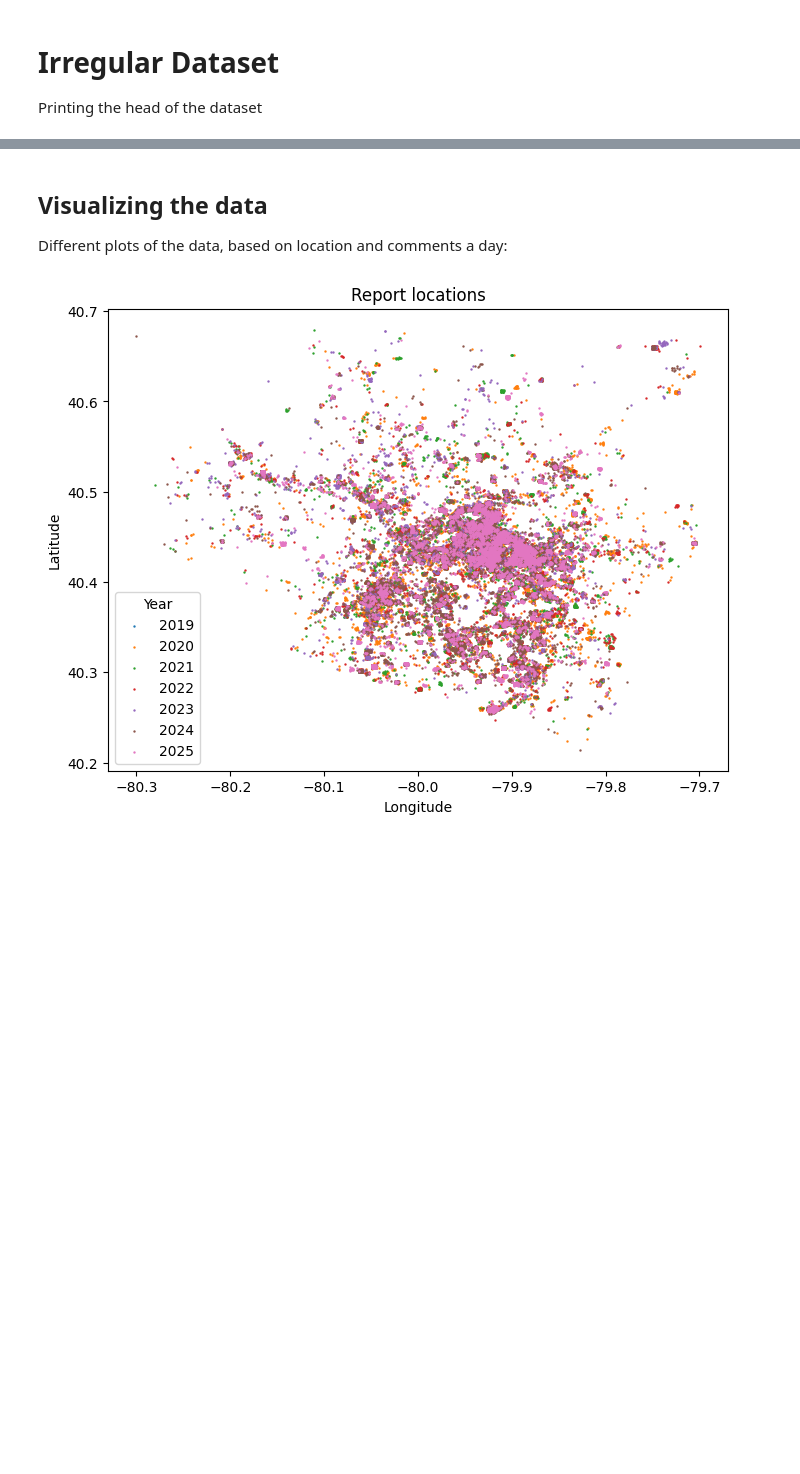
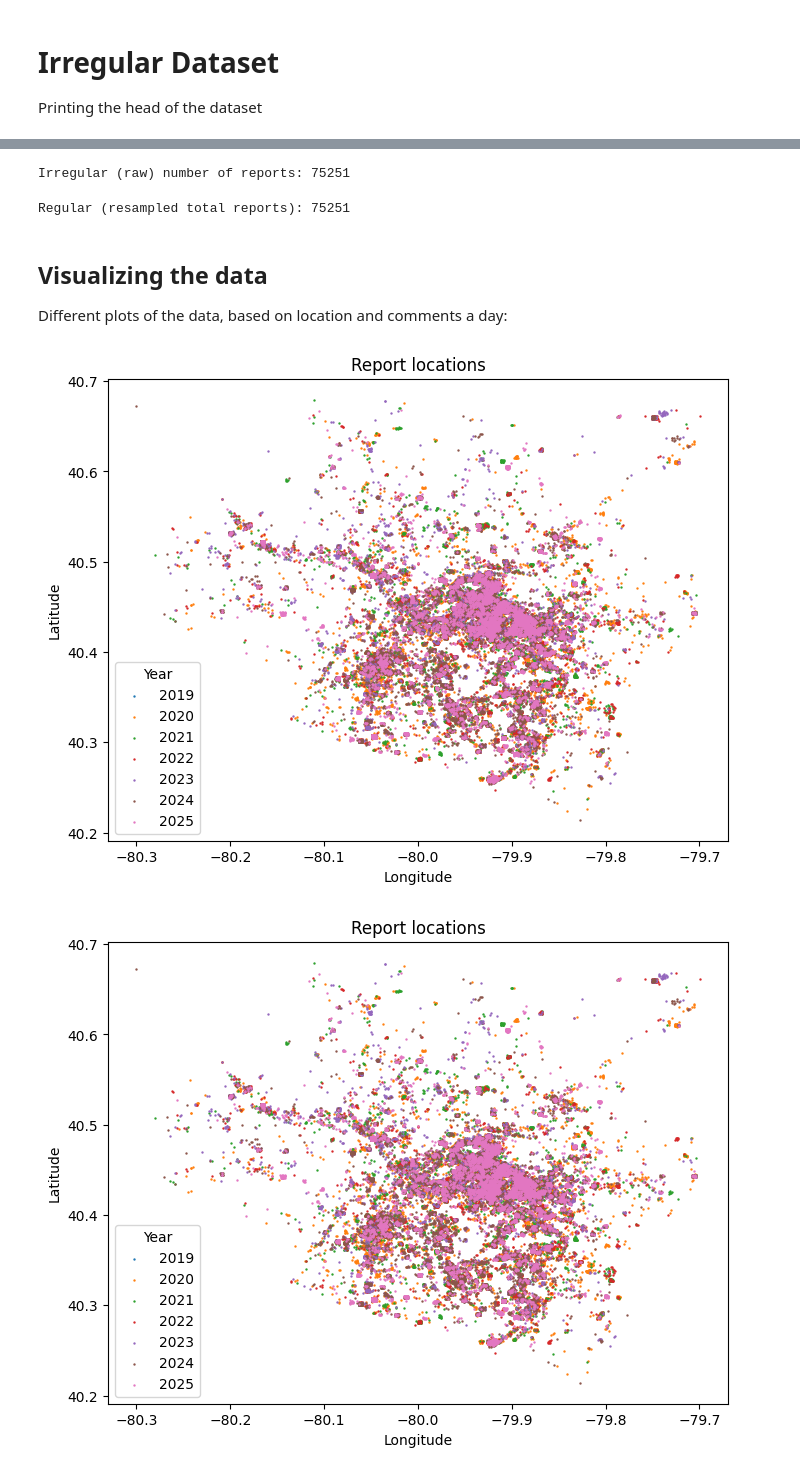
Before and after one commit to thomaselsinga/bachelor_thesis, a Jupyter notebook: notebook.ipynb, the cells around one changed output, grey strips where cells are left out. Cells and saved outputs as stored; diff of their text form; code cells hidden in the pictures; blank space fills up the shorter version.

```diff
--- a/notebook.ipynb
+++ b/notebook.ipynb
@@ -81,4 +68,5 @@ print(df_irregular.head())
 # %%
-df_irregular['date & time'] = pd.to_datetime(df_irregular['date & time'], errors='coerce', utc=True)
-df_irregular['date'] = df_irregular['date & time'].dt.date
-df_irregular["year"] = df_irregular["date & time"].dt.year
+df_regular = df_irregular.copy()
+# %%
+df_regular["date & time"] = pd.to_datetime(df_regular["date & time"], utc=True)
+df_regular = df_regular.set_index("date & time").sort_index()
@@ -85,7 +109,35 @@ df_irregular["year"] = df_irregular["date & time"].dt.year
+# %%
+irregular_count = len(df_irregular)
+print("Irregular (raw) number of reports:", irregular_count)
+# %% [output]
+Irregular (raw) number of reports: 75251
+# %%
+count=("smell value", "size")
+
+regular_count = aggregation["count"].sum()
+print("Regular (resampled total reports):", regular_count)
+# %% [output]
+Regular (resampled total reports): 75251
 # %% [markdown]
 ## Visualizing the data
 
 Different plots of the data, based on location and comments a day:
+# %%
+plt.figure(figsize=(8,6))
+
+for i in df_regular["year"].dropna().unique():
+    subset = df_irregular[df_irregular["year"] == i]
+
+    plt.scatter(subset["skewed longitude"], subset["skewed latitude"], label=str(i), s=0.5)
+
+plt.xlabel("Longitude")
+plt.ylabel("Latitude")
+plt.title("Report locations")
+plt.legend(title="Year")
+
+plt.show()
+# %% [output]
+[figure, added]
 # %%
 plt.figure(figsize=(8,6))
 
```
Also changed, not shown: parts of 11 cells of this notebook, 1 other file.
